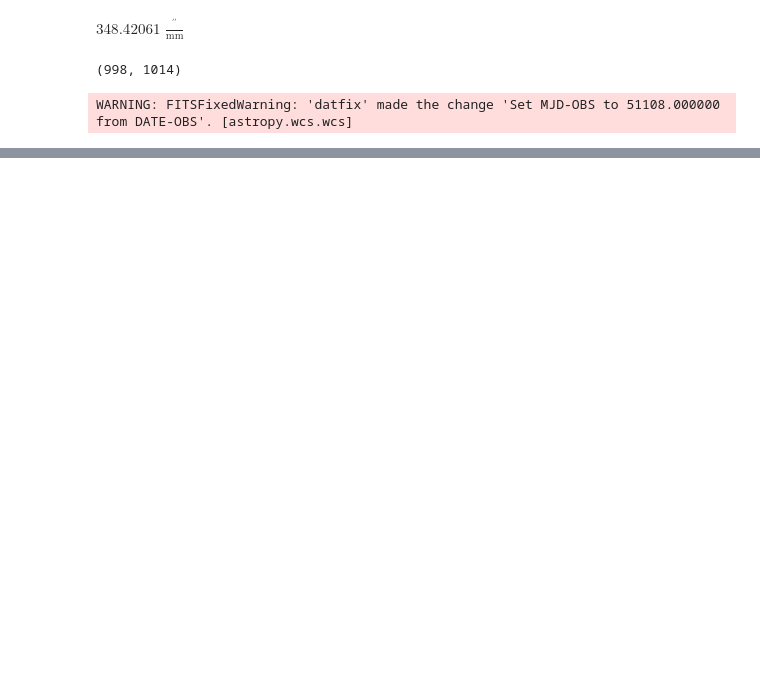
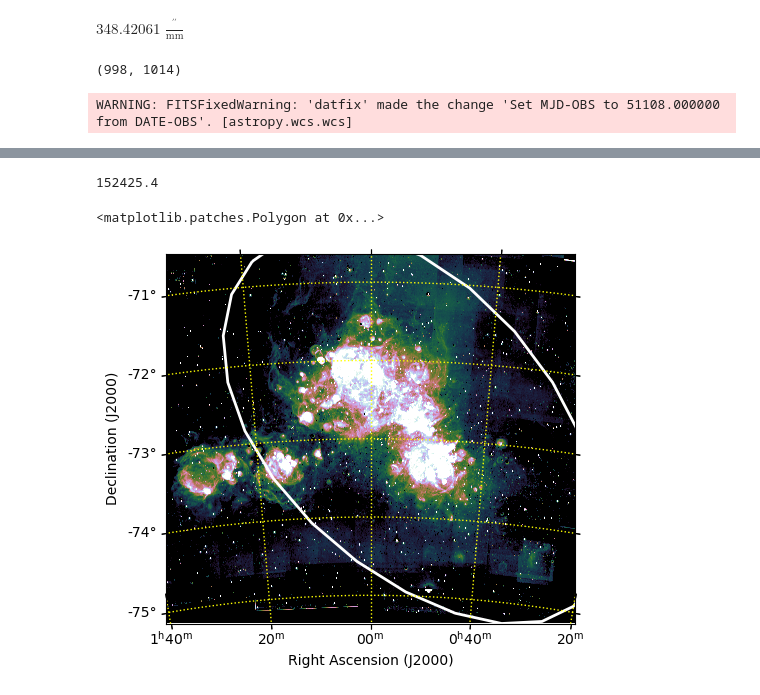
Before and after one commit to sdss/lvm_early_science, a Jupyter notebook: tilingsims/SMCTiling.ipynb, the cells around one changed output, grey strips where cells are left out. Drawn from its saved outputs; the diff is of its cells as text; code cells hidden in the pictures; blank space fills up the shorter version.

```diff
--- a/tilingsims/SMCTiling.ipynb
+++ b/tilingsims/SMCTiling.ipynb
@@ -109,0 +147,5 @@ ax.invert_xaxis()
+# %%
+# Load MCELS image
+dat, hdr = fits.getdata('mosaic_ha_02_sub.37.fits', header=True)
+wcs = WCS(hdr)
+print(dat.shape)
@@ -109,0 +158,16 @@ ax.invert_xaxis()
+# %%
+fig = plt.figure()
+ax = fig.add_subplot(projection=wcs)
+vmin, vmax = MinMaxInterval().get_limits(dat)
+print(vmax)
+norm = ImageNormalize(dat, vmin=0, vmax=120,
+                      stretch=SqrtStretch())
+ax.imshow(dat, origin='lower', cmap='cubehelix', norm=norm)
+ax.coords[0].set_axislabel('Right Ascension (J2000)')
+ax.coords[1].set_axislabel('Declination (J2000)')
+ax.grid(color='yellow', ls=':', lw=1)
+smc_skyreg.to_pixel(wcs).plot(ax=ax, color='w', lw=2.0)
+# %% [output]
+152425.4
+<matplotlib.patches.Polygon at 0x...>
+[figure, added]
```
Also changed, not shown: parts of 12 cells of this notebook.
